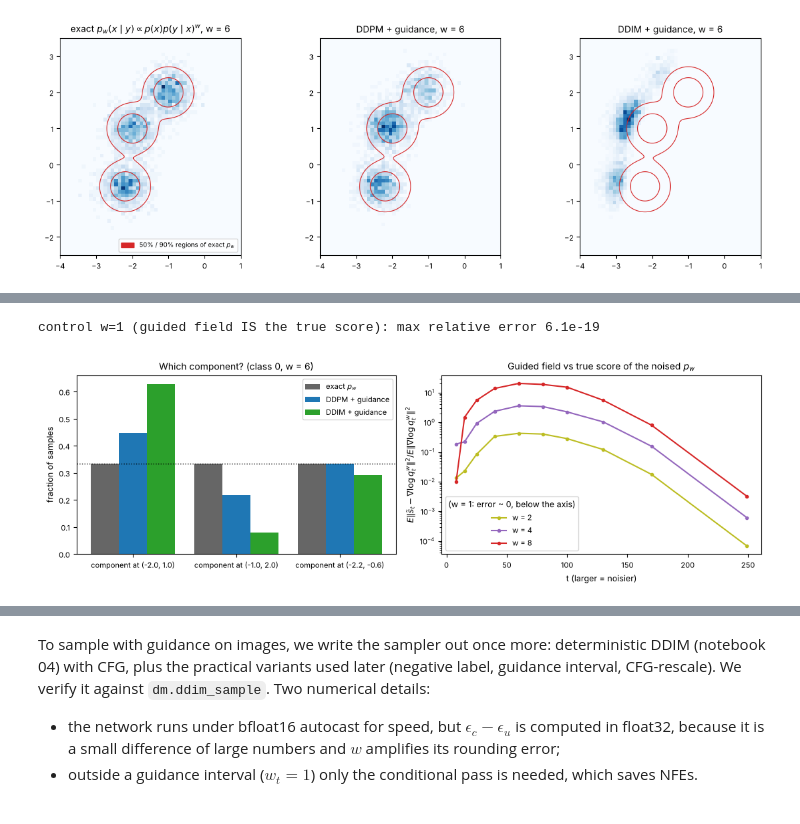
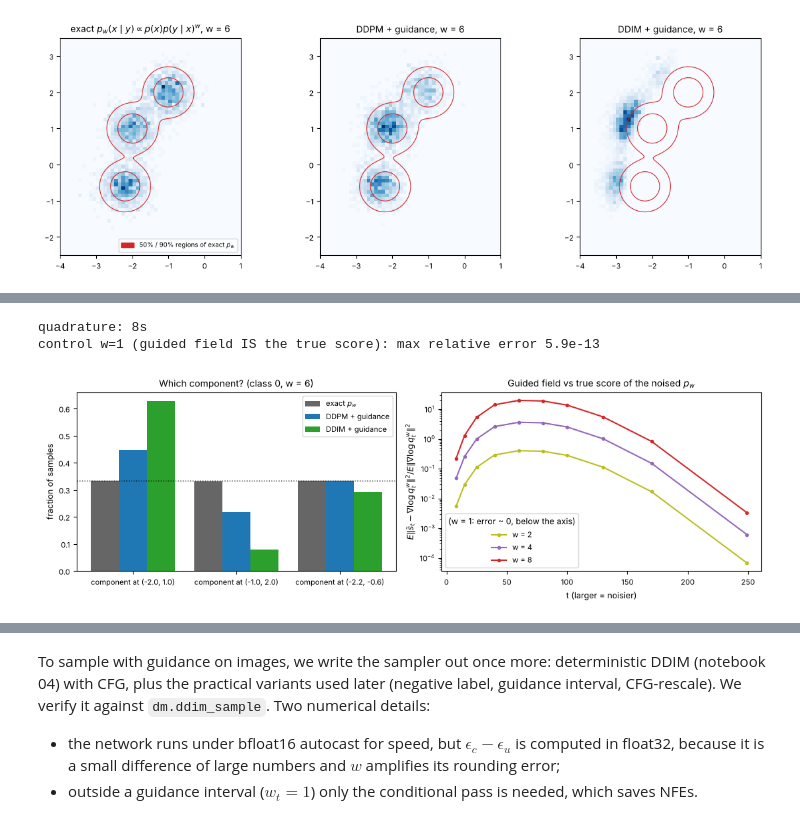
Before and after one commit to johnschwarcz/CognitiveGridworld, a Jupyter notebook: diffusion_tutorial/06_guidance.ipynb, the cells around one changed output, grey strips where cells are left out. Drawn from its saved outputs; the diff is of its cells as text; code cells hidden in the pictures.

```diff
--- a/diffusion_tutorial/06_guidance.ipynb
+++ b/diffusion_tutorial/06_guidance.ipynb
@@ -568,7 +646,10 @@ when it receives `labels` and `p_uncond`.
 # %%
 t0 = time.time()
+# amp=False: a tiny MLP gains nothing from bfloat16, and the eps_c - eps_u analysis below wants full precision
+# (with amp=None, dmtools would switch bf16 on automatically on CUDA GPUs only, so results would depend on the device)
 run2d = dm.train_diffusion(cfg_mlp, x_train, sched2d, labels=y_train, p_uncond=P_UNCOND, steps=STEPS_2D,
-                           batch_size=512, lr=1e-3, warmup=200, progress=False, log_every=max(1, STEPS_2D // 3))
+                           batch_size=512, lr=1e-3, warmup=200, progress=False, log_every=max(1, STEPS_2D // 3),
+                           amp=False)
 cfg_mlp_ema = run2d["ema"].model
 print(f"trained {STEPS_2D} steps in {time.time() - t0:.0f}s")
 # %% [output]
@@ -614,16 +702,19 @@ difference between rows is model error only.
 # %%
 t0 = time.time()
 learned_samples = {w: sample_2d(cfg_mlp_ema, labels_2d, w=w, seed=10) for w in W_LIST}
-exact_cfg_samples = {w: sample_2d(exact, labels_2d, w=w, seed=10) for w in W_LIST}   # = exact classifier guidance
+exact_shared = cg_samples                       # exact guidance, seed 10: same noise as learned_samples
+exact_indep = {w: sample_2d(exact, labels_2d, w=w, seed=11) for w in W_LIST}   # exact CFG, independent noise
 print(f"sampling: {time.time() - t0:.1f}s")
-floor = mmd_by_class(true_cond_2, true_cond, labels_2d)
-print("   w    MMD^2(learned CFG, exact)   (noise floor ~ %.5f)" % floor)
+print("   w   MMD^2(learned, exact)   MMD^2(exact, exact) = noise floor   [both: independent draws]")
 for w in W_LIST:
-    print(f"{w:5.1f}   {mmd_by_class(learned_samples[w], exact_cfg_samples[w], labels_2d):24.5f}")
+    print(f"{w:5.1f}   {mmd_by_class(learned_samples[w], exact_indep[w], labels_2d):20.5f}"
+          f"   {mmd_by_class(exact_shared[w], exact_indep[w], labels_2d):33.5f}")
+print(f"(for contrast, w = 1 with shared noise: {mmd_by_class(learned_samples[1.0], exact_shared[1.0], labels_2d):.5f},"
+      f" deceptively small)")
 
 fig, axes = plt.subplots(2, len(W_LIST), figsize=(3.2 * len(W_LIST), 6.6))
 for j, w in enumerate(W_LIST):
-    for i, (name, s) in enumerate([("exact guidance", exact_cfg_samples[w]), ("learned CFG", learned_samples[w])]):
+    for i, (name, s) in enumerate([("exact guidance", exact_shared[w]), ("learned CFG", learned_samples[w])]):
         axes[i, j].imshow(clean_rgb, extent=[-LIM, LIM, -LIM, LIM], origin="lower", alpha=0.25)
         dm.scatter2d(s[SHOW], ax=axes[i, j], lim=LIM, s=2, alpha=0.5, c=CLASS_RGB[labels_2d[SHOW].numpy()],
                      title=f"{name}, w = {w:g}")
@@ -758,66 +843,68 @@ $t=8$; at $t=0$ the two fields coincide by construction.
 # %%
-def noised_grid_score(x_t, pts, probs, abar, chunk=1024):
-    """Score of sum_j m_j N(x; sqrt(abar) p_j, (1 - abar) I): the forward-noised tabulated density."""
-    keep = probs > probs.max() * 1e-10                      # drop cells with negligible mass
+def noised_grid(x_t, pts, probs, abar, chunk=1024):
+    """Score and log-density (up to a constant) of sum_j m_j N(x; sqrt(abar) g_j, (1 - abar) I):
+    the forward-noised tabulated density, evaluated at the points x_t."""
+    keep = probs > probs.max() * 1e-12                      # drop cells with negligible mass
     P, log_m = pts[keep], probs[keep].log()
-    out = []
+    scores, log_dens = [], []
     for i in range(0, len(x_t), chunk):
         q = x_t[i:i + chunk].double()
         log_r = log_m[None] - torch.cdist(q, math.sqrt(abar) * P).pow(2) / (2 * (1 - abar))
+        log_dens.append(torch.logsumexp(log_r, dim=1))
         r = torch.softmax(log_r, dim=1)                     # posterior over grid cells given x_t
-        out.append((math.sqrt(abar) * r @ P - q) / (1 - abar))   # Tweedie: (sqrt(abar) E[x0|x_t] - x_t) / (1-abar)
-    return torch.cat(out)
+        scores.append((math.sqrt(abar) * r @ P - q) / (1 - abar))   # Tweedie: (sqrt(abar) E[x0|x_t] - x_t) / (1-abar)
+    return torch.cat(scores), torch.cat(log_dens)
 
 
-T_MIS = [8, 15, 25, 40, 60, 80, 100, 130, 170, 249]
+T_MIS = [8, 25, 60, 130, 249] if FAST else [8, 15, 25, 40, 60, 80, 100, 130, 170, 249]
 W_MIS = [1.0, 2.0, 4.0, 8.0]
-n_q = 200 if FAST else 600
-g = torch.Generator().manual_seed(5)
+N_XT = 30 if FAST else 50                                   # x_t quadrature grid: N_XT x N_XT points
+g_xt = torch.linspace(-4.5, 4.5, N_XT, dtype=torch.float64)
+xt_grid = torch.stack([a.flatten() for a in torch.meshgrid(g_xt, g_xt, indexing="xy")], 1)
+t0 = time.time()
 mismatch = {}
 for w in W_MIS:
-    pts_w, probs_w, h_w = tilted_density_grid(Y_TILT, w, n=200)
-    x0_w = sample_from_grid(pts_w, probs_w, h_w, n_q, seed=7).double()
+    # 100 x 100 cells suffice: finer grids (try n=200, N_XT=100) change these numbers by about 1%, but run much slower
+    pts_w, probs_w, _ = tilted_density_grid(Y_TILT, w, n=100)
     errs = []
     for t in T_MIS:
         ab = abar_at(t)
-        xt = math.sqrt(ab) * x0_w + math.sqrt(1 - ab) * torch.randn(n_q, 2, generator=g, dtype=torch.float64)
+        s_true, log_q = noised_grid(xt_grid, pts_w, probs_w, ab)
+        quad_w = torch.softmax(log_q, 0)                    # quadrature weights ∝ q^w_t(x_t) on the x_t grid
         full, per_class = noised_mixtures(ab)
-        s_guided = (1 - w) * full.score(xt) + w * per_class[Y_TILT].score(xt)
-        s_true = noised_grid_score(xt, pts_w, probs_w, ab)
-        errs.append(((s_guided - s_true).pow(2).sum(1).mean() / s_true.pow(2).sum(1).mean()).item())
+        s_guided = (1 - w) * full.score(xt_grid) + w * per_class[Y_TILT].score(xt_grid)
+        errs.append(((quad_w * (s_guided - s_true).pow(2).sum(1)).sum()
+                     / (quad_w * s_true.pow(2).sum(1)).sum()).item())
     mismatch[w] = np.array(errs)
+print(f"quadrature: {time.time() - t0:.0f}s")
 print(f"control w=1 (guided field IS the true score): max relative error {mismatch[1.0].max():.1e}")
 assert mismatch[1.0].max() < 1e-6
 
 # component occupancy: which class-0 component does each sample belong to?
-def occupancy(x):
-    return torch.bincount(class_gmms[Y_TILT].responsibilities(x).argmax(1), minlength=3).float() / len(x)
-
-
-resp_grid = class_gmms[Y_TILT].responsibilities(tw["pts"])
-occ = {"exact $p_w$": (tw["probs"].float() @ resp_grid).numpy(),
-       "DDPM + guidance": occupancy(tw["ddpm"]).numpy(),
-       "DDIM + guidance": occupancy(tw["ddim"]).numpy()}
+occ = {"exact $p_w$": grid_occupancy(tw["pts"], tw["probs"], Y_TILT).numpy(),
+       "DDPM + guidance": component_occupancy(tw["ddpm"], Y_TILT).numpy(),
+       "DDIM + guidance": component_occupancy(tw["ddim"], Y_TILT).numpy()}
 means0 = class_gmms[Y_TILT].means.numpy()
 
 fig, axes = plt.subplots(1, 2, figsize=(11, 3.6))
 bar_w = 0.27
 for i, (name, o) in enumerate(occ.items()):
     axes[0].bar(np.arange(3) + (i - 1) * bar_w, o, width=bar_w, label=name, color=["0.4", "tab:blue", "tab:green"][i])
 axes[0].set_xticks(range(3), [f"component at ({m[0]:.1f}, {m[1]:.1f})" for m in means0])
 axes[0].axhline(1 / 3, color="k", ls=":", lw=1)
 axes[0].set(ylabel="fraction of samples", title=f"Which component? (class {Y_TILT}, w = {W_TILT:g})")
 axes[0].legend()
 for w, c in zip(W_MIS[1:], ["tab:olive", "tab:purple", "tab:red"]):
     axes[1].semilogy(T_MIS, mismatch[w], "o-", ms=3, color=c, label=f"w = {w:g}")
 axes[1].set(xlabel="t (larger = noisier)", ylabel="$E\\|\\tilde s_t-\\nabla\\log q^w_t\\|^2 / E\\|\\nabla\\log q^w_t\\|^2$",
             title="Guided field vs true score of the noised $p_w$")
 axes[1].legend(title="(w = 1: error ~ 0, below the axis)")
 plt.tight_layout()
 plt.show()
 # %% [output]
-control w=1 (guided field IS the true score): max relative error 6.1e-19
+quadrature: 8s
+control w=1 (guided field IS the true score): max relative error 5.9e-13
-[figure, old version]
+[figure, new version]
 # %% [markdown]
 **Left:** $p_w$ splits the mass equally over the three components, as $p(x\mid y{=}0)$ does. The guided samplers
 do not. The top component at $(-1,2)$, the one reaching furthest towards the other classes, loses much of its
```
Also changed, not shown: parts of 30 cells of this notebook, 7 other files.
